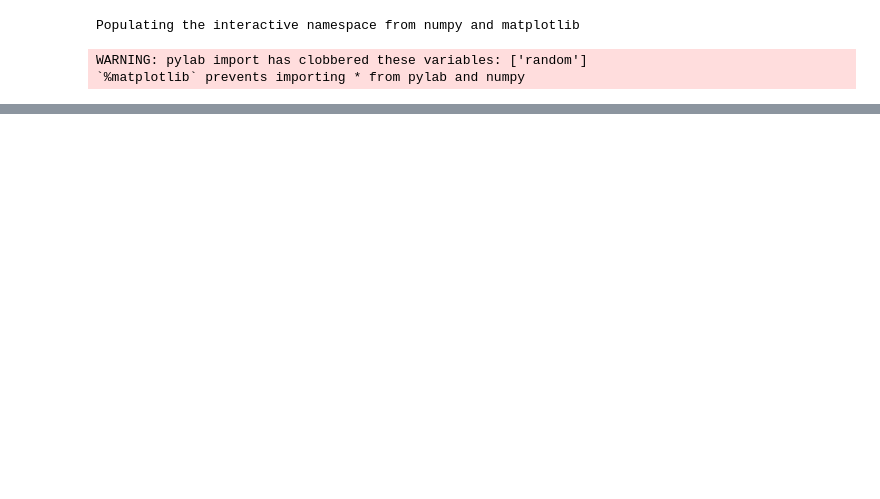
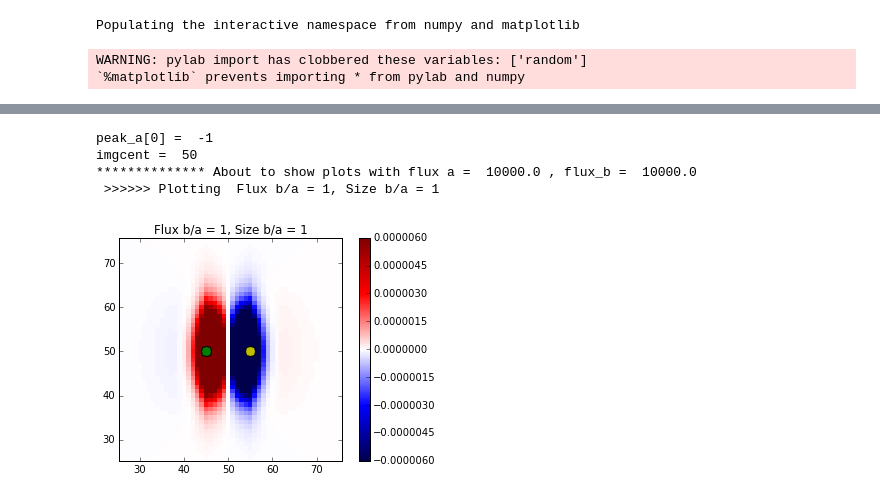
Before and after one commit to alvarezcl/galsim_work, a Jupyter notebook: mssgversion_code/mssg_deblendAndPlotResids.1.ipynb, the cells around one changed output, grey strips where cells are left out. Saved outputs shown, nothing was run; the diff lists cells and outputs as text; code cells hidden in the pictures; blank space fills up the shorter version.

Commit message:
Nicer plotting for variations.

```diff
--- a/mssgversion_code/mssg_deblendAndPlotResids.1.ipynb
+++ b/mssgversion_code/mssg_deblendAndPlotResids.1.ipynb
@@ -27,22 +27,22 @@ WARNING: pylab import has clobbered these variables: ['random']
 # %%
 
 ###################################################### Function to create the blended img
-def create_blend(peak_a, peak_b, e1a = 0, e1b = 0 , e2a = 0, e2b = 0, imgsize = 0, pixelscale = 0, mrkrsize = 10):
+def create_blend(peak_a, peak_b, flux_bTOa = 1, size_bTOa = 1, e1a = 0, e1b = 0 , e2a = 0, e2b = 0, imgsize = 0, pixelscale = 0, mrkrsize = 10):
 
     # Global vars
     randnum=galsim.BaseDeviate(1) # Random num seed -- when set to zero, uses machine time
 
     #### Level to do printing at (setting it lower will print more stuff)
-    presetval = 0
+    presetval = 2
     #    plotflag =  0  # The default, to plot the minimum
     plotflag =  1  # Print more
 
     # Create gaussian gal objs, sheared in various directions
     hlr_a = 1.0
-    hlr_b = hlr_a * 1.5
+    hlr_b = hlr_a * size_bTOa
 
-    flux_a = 1e7
-    flux_b = flux_a /2
+    flux_a = 1e4
+    flux_b = flux_a * flux_bTOa
 
     gal1 = galsim.Gaussian(half_light_radius= hlr_a , flux= flux_a).shear(g1=e1a, g2= e2a).shift(peak_a)
     gal2 = galsim.Gaussian(half_light_radius= hlr_b , flux= flux_b ).shear(g1=e1b, g2= e2b).shift(peak_b)
@@ -72,6 +72,8 @@ def create_blend(peak_a, peak_b, e1a = 0, e1b = 0 , e2a = 0, e2b = 0, imgsize =
 #    print image1.array[np.where(image1.array < 0)]
 #    image1.array[np.where(image1.array < 0)] = 0.
     if plotflag > presetval:
+        pltname =  " FIRST PLOT:  Img obj a"
+        pltcontent =   image1.array
         plt.title(" FIRST PLOT:  Img obj a")
         plt.imshow( image1.array , origin='lower', interpolation='none' );
         plt.colorbar()
@@ -79,6 +81,7 @@ def create_blend(peak_a, peak_b, e1a = 0, e1b = 0 , e2a = 0, e2b = 0, imgsize =
         plt.show()
         print " >>>>>> Plotting img obj a"
         print " image1.array.sum() " , image1.array.sum()
+        center = (peak_a, peak_b)
 
     # Img2
     proto_image = galsim.ImageD(imgsize, imgsize, scale = pixelscale)
@@ -93,6 +96,7 @@ def create_blend(peak_a, peak_b, e1a = 0, e1b = 0 , e2a = 0, e2b = 0, imgsize =
         plt.plot(bcent[0], bcent[1],  color='y', marker = 'o', markersize=mrkrsize, markeredgewidth=1)
         plt.show()
 
+
 ### Add them into one image
     imagesum =  image1+image2
 
@@ -106,7 +110,6 @@ def create_blend(peak_a, peak_b, e1a = 0, e1b = 0 , e2a = 0, e2b = 0, imgsize =
         plt.colorbar()
         plt.show()
 
-
     return imagesum, [image1, image2]
 # %%
 #################################################### Function to draw gal figs
@@ -350,0 +319,65 @@ center[1][1] =  50.0
+# %%
+
+##################
+
+flux_bTOa = 1
+size_bTOa = 1
+blend, unblends = create_blend(peak_a, peak_b, flux_bTOa =  flux_bTOa , size_bTOa = size_bTOa , e1a = e1ain,  e2a = e2ain, e1b = e1bin ,e2b = e2bin, imgsize= imsize, pixelscale = pixel_scale, mrkrsize = 10)
+templates, template_fractions, children = mssg_deblend.deblend(blend.array, peaks_pix, interpolate=False, force_interpolate = False)
+pltcontent = (children[0] - unblends[0].array)/  peakval
+ax = fig.add_subplot(231)
+pltname = "Flux b/a = "+str(flux_bTOa) + ", Size b/a = "+str(size_bTOa)
+makeplot(pltname, pltcontent,  centre=center)
+
+flux_bTOa = 0.5
+size_bTOa = 1
+blend, unblends = create_blend(peak_a, peak_b, flux_bTOa =  flux_bTOa , size_bTOa = size_bTOa, e1a = e1ain,  e2a = e2ain, e1b = e1bin ,e2b = e2bin, imgsize= imsize, pixelscale = pixel_scale, mrkrsize = 10)
+templates, template_fractions, children = mssg_deblend.deblend(blend.array, peaks_pix, interpolate=False, force_interpolate = False)
+pltcontent = (children[0] - unblends[0].array)/  peakval
+ax = fig.add_subplot(232)
+pltname = "Flux b/a = "+str(flux_bTOa) + ", Size b/a = "+str(size_bTOa)
+makeplot(pltname, pltcontent,  centre=center)
+
+flux_bTOa = 0.2
+size_bTOa = 1
+blend, unblends = create_blend(peak_a, peak_b, flux_bTOa = flux_bTOa , size_bTOa = size_bTOa, e1a = e1ain,  e2a = e2ain, e1b = e1bin ,e2b = e2bin, imgsize= imsize, pixelscale = pixel_scale, mrkrsize = 10)
+templates, template_fractions, children = mssg_deblend.deblend(blend.array, peaks_pix, interpolate=False, force_interpolate = False)
+pltcontent = (children[0] - unblends[0].array)/  peakval
+ax = fig.add_subplot(233)
+pltname = "Flux b/a = "+str(flux_bTOa) + ", Size b/a = "+str(size_bTOa)
+makeplot(pltname, pltcontent,  centre=center)
+
+###########
+
+flux_bTOa = 1
+size_bTOa = 1.5
+blend, unblends = create_blend(peak_a, peak_b, flux_bTOa =  flux_bTOa , size_bTOa = size_bTOa , e1a = e1ain,  e2a = e2ain, e1b = e1bin ,e2b = e2bin, imgsize= imsize, pixelscale = pixel_scale, mrkrsize = 10)
+templates, template_fractions, children = mssg_deblend.deblend(blend.array, peaks_pix, interpolate=False, force_interpolate = False)
+pltcontent = (children[0] - unblends[0].array)/  peakval
+ax = fig.add_subplot(234)
+pltname = "Flux b/a = "+str(flux_bTOa) + ", Size b/a = "+str(size_bTOa)
+makeplot(pltname, pltcontent,  centre=center)
+
+flux_bTOa = 0.5
+size_bTOa = 1.5
+blend, unblends = create_blend(peak_a, peak_b, flux_bTOa =  flux_bTOa , size_bTOa = size_bTOa, e1a = e1ain,  e2a = e2ain, e1b = e1bin ,e2b = e2bin, imgsize= imsize, pixelscale = pixel_scale, mrkrsize = 10)
+templates, template_fractions, children = mssg_deblend.deblend(blend.array, peaks_pix, interpolate=False, force_interpolate = False)
+pltcontent = (children[0] - unblends[0].array)/  peakval
+ax = fig.add_subplot(235)
+pltname = "Flux b/a = "+str(flux_bTOa) + ", Size b/a = "+str(size_bTOa)
+makeplot(pltname, pltcontent,  centre=center)
+
+flux_bTOa = 0.2
+size_bTOa = 1.5
+blend, unblends = create_blend(peak_a, peak_b, flux_bTOa = flux_bTOa , size_bTOa = size_bTOa, e1a = e1ain,  e2a = e2ain, e1b = e1bin ,e2b = e2bin, imgsize= imsize, pixelscale = pixel_scale, mrkrsize = 10)
+templates, template_fractions, children = mssg_deblend.deblend(blend.array, peaks_pix, interpolate=False, force_interpolate = False)
+pltcontent = (children[0] - unblends[0].array)/  peakval
+ax = fig.add_subplot(236)
+pltname = "Flux b/a = "+str(flux_bTOa) + ", Size b/a = "+str(size_bTOa)
+makeplot(pltname, pltcontent,  centre=center)
+# %% [output]
+peak_a[0] =  -1
+imgcent =  50
+************** About to show plots with flux a =  10000.0 , flux_b =  10000.0
+ >>>>>> Plotting  Flux b/a = 1, Size b/a = 1
+[figure, added]
```
Also changed, not shown: parts of 7 cells of this notebook.
